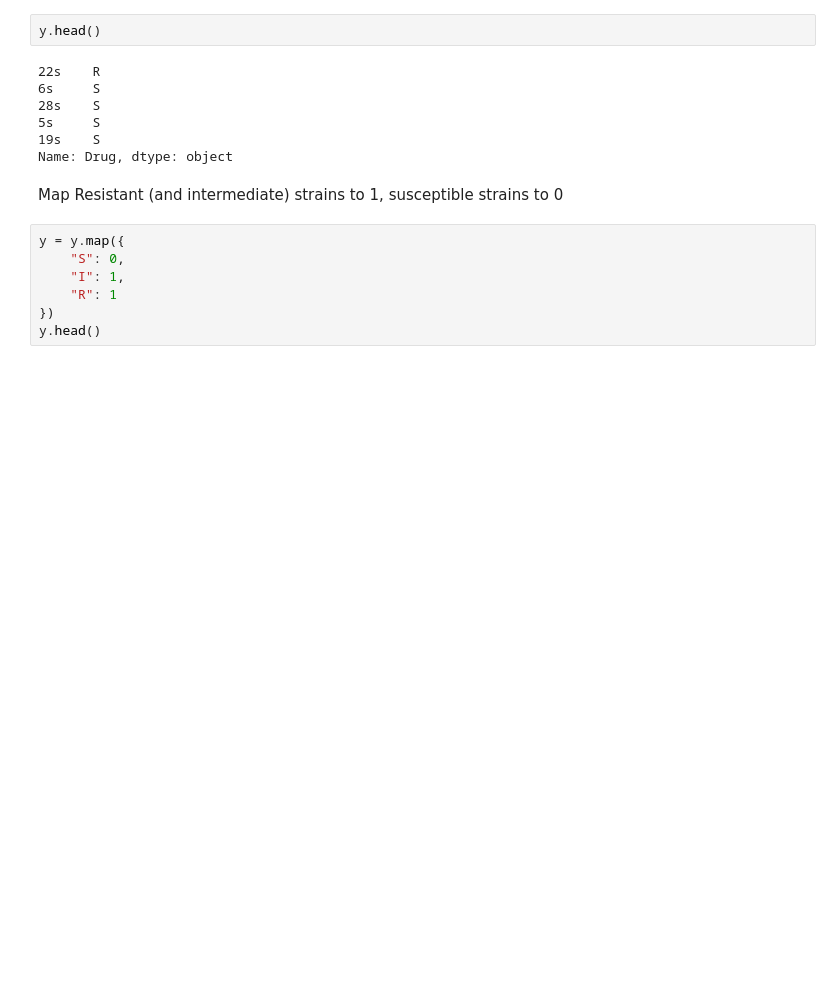
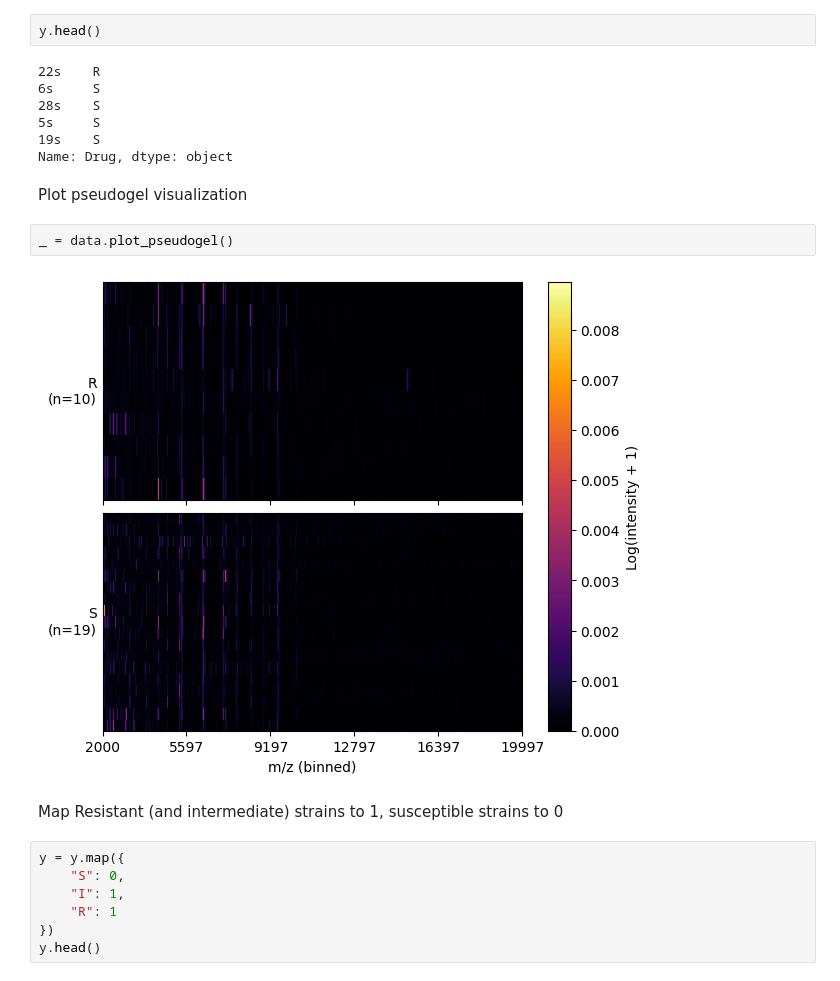
Before and after one commit to EttoreRocchi/MaldiAMRKit, a Jupyter notebook: docs/quick_guide.ipynb, the cells around one changed output. Cells and saved outputs as stored; diff of their text form; blank space fills up the shorter version.

```diff
--- a/docs/quick_guide.ipynb
+++ b/docs/quick_guide.ipynb
@@ -101,6 +99,12 @@ y.head()
 5s     S
 19s    S
 Name: Drug, dtype: object
+# %% [markdown]
+Plot pseudogel visualization
+# %%
+_ = data.plot_pseudogel()
+# %% [output]
+[figure, added]
 # %% [markdown]
 Map Resistant (and intermediate) strains to 1, susceptible strains to 0
 # %%
```
Also changed, not shown: parts of 4 cells of this notebook, 1 other file.
